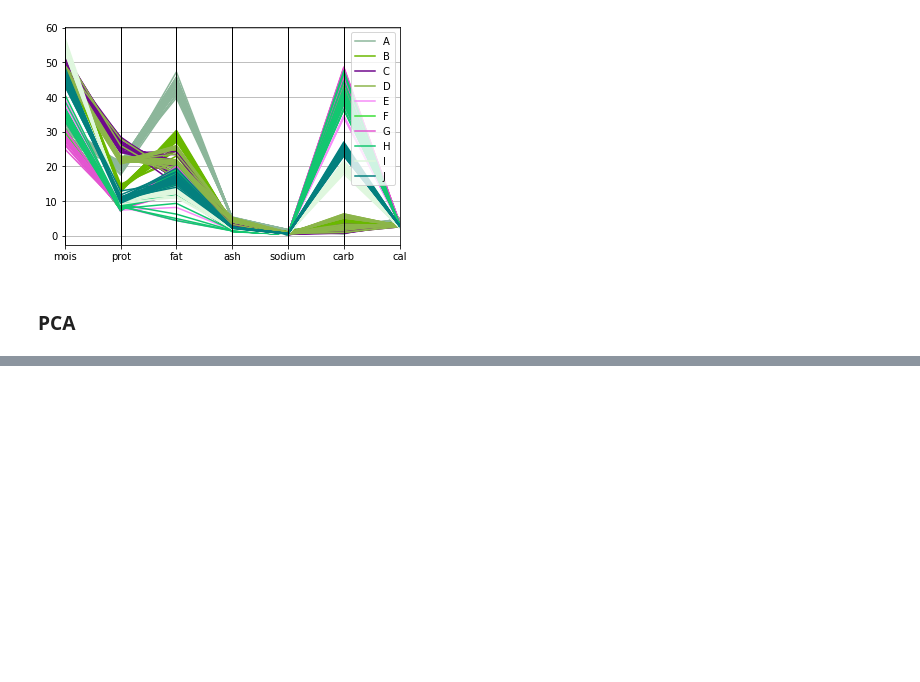
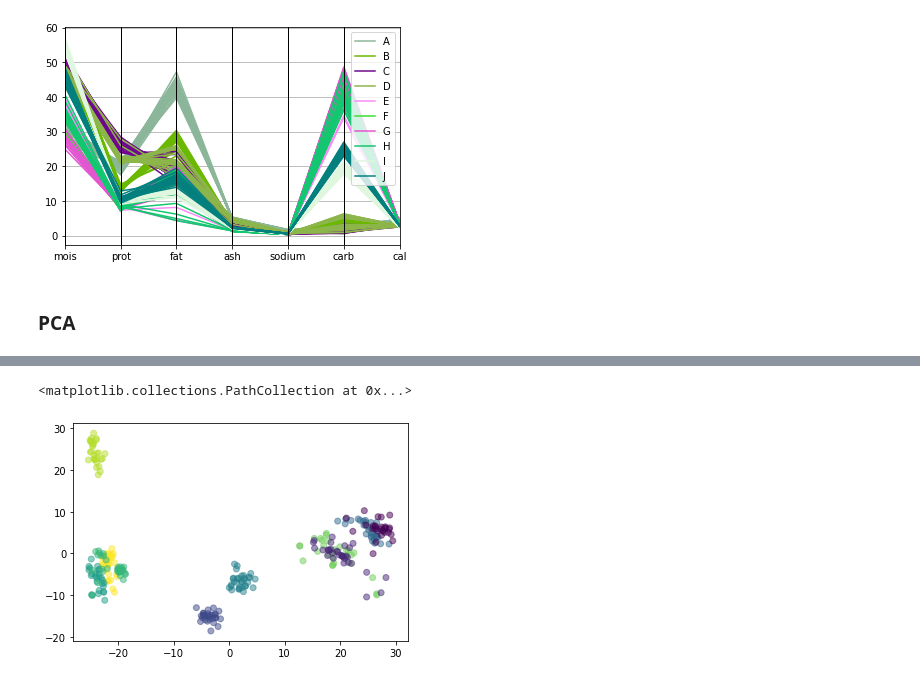
Before and after one commit to Jittiya/multivariate, a Jupyter notebook: Exam01.ipynb, the cells around one changed output, grey strips where cells are left out. Cells and saved outputs as stored; diff of their text form; code cells hidden in the pictures; blank space fills up the shorter version.

```diff
--- a/Exam01.ipynb
+++ b/Exam01.ipynb
@@ -165,0 +244,5 @@ pd.plotting.parallel_coordinates(dataex_graph, 'brand')
+# %%
+plt.scatter(newpca[:, 0], newpca[:,1], c = dataex_seco['brand'], alpha= 0.5)
+# %% [output]
+<matplotlib.collections.PathCollection at 0x...>
+[figure, added]
```
Also changed, not shown: parts of 17 cells of this notebook.
